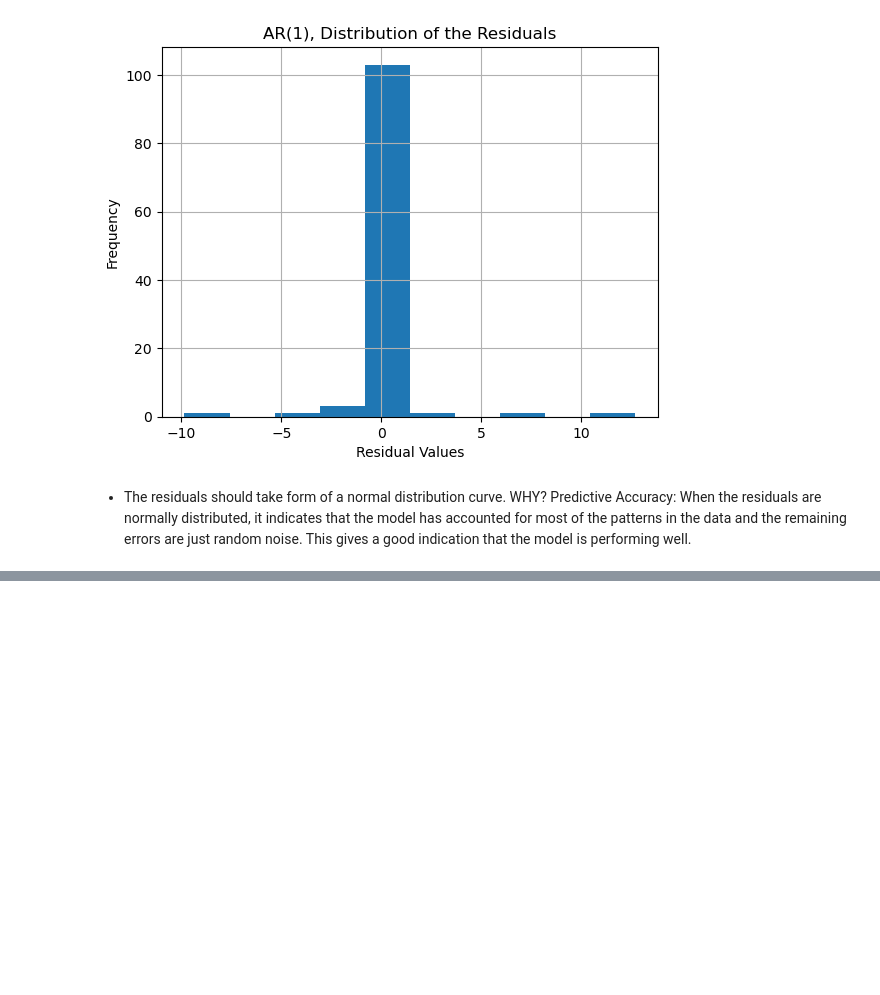
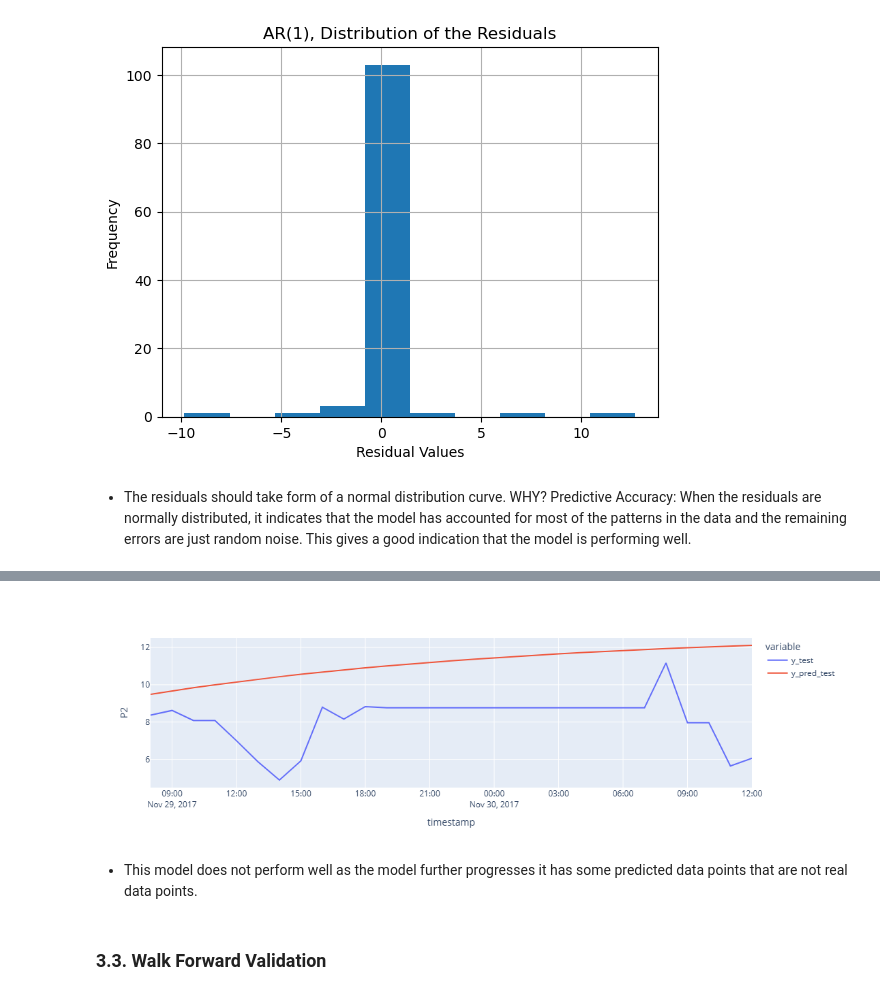
Before and after one commit to dumisanimukuchura/Air-Quality-in-Durban-Part-3-AutoRegressive-Model-with-TimeSeries-Data-from-MongoDB, a Jupyter notebook: notebook/Air-Quality-in-Durban-Part-3-AutoRegressive-Model-with-TimeSeries-Data-from-MongoDB.ipynb, the cells around one changed output, grey strips where cells are left out. Cells and saved outputs as stored; diff of their text form; code cells hidden in the pictures; blank space fills up the shorter version.

```diff
--- a/notebook/Air-Quality-in-Durban-Part-3-AutoRegressive-Model-with-TimeSeries-Data-from-MongoDB.ipynb
+++ b/notebook/Air-Quality-in-Durban-Part-3-AutoRegressive-Model-with-TimeSeries-Data-from-MongoDB.ipynb
@@ -211,0 +227,9 @@ plt.ylabel("Correlation ")
+# %%
+#Create the Dataset for the Test - Actual and Predict - Remember it is a series so there is a need to set an index
+
+df_pred_test = pd.DataFrame(
+    {"y_test": y_test,
+     "y_pred_test": y_pred_test
+    }, index=y_test.index
+)
+df_pred_test.head()
@@ -211,0 +244,10 @@ plt.ylabel("Correlation ")
+# %%
+#Visualization
+fig = px.line(df_pred_test, labels={"value": "P2"}) #Labels argument customizes the axes labels in this case the Value - y axes is mentioned as the X remains as is.
+fig.show()
+# %% [output]
+[figure, added]
+# %% [markdown]
+- This model does not perform well as the model further progresses it has some predicted data points that are not real data points.
+# %% [markdown]
+### 3.3. Walk Forward Validation
```
Also changed, not shown: parts of 11 cells of this notebook.
